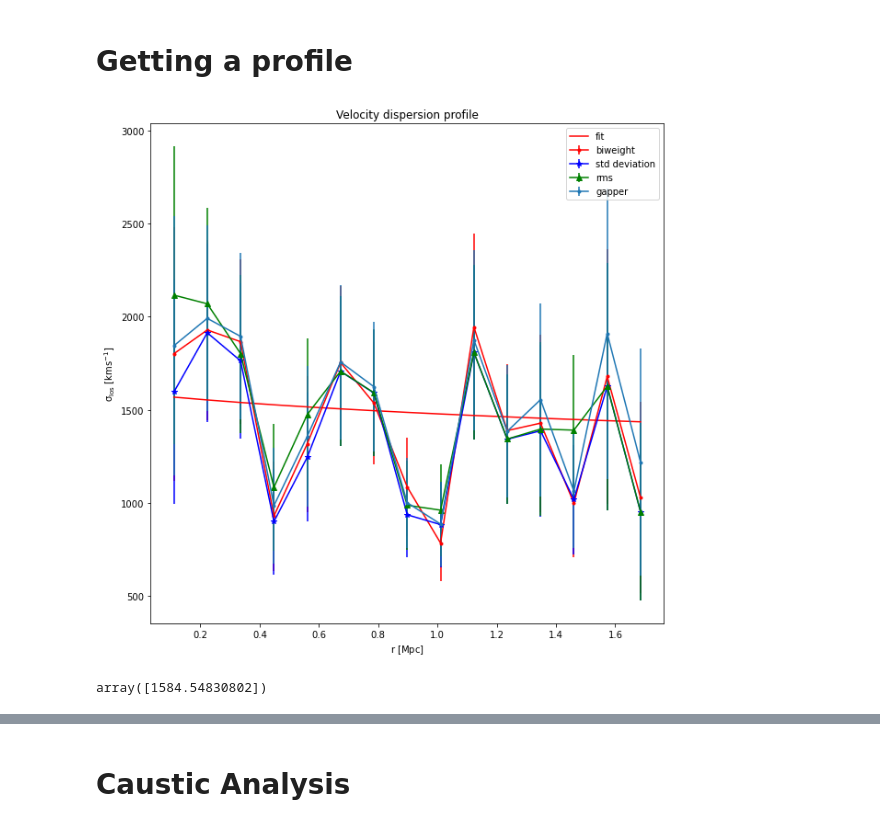
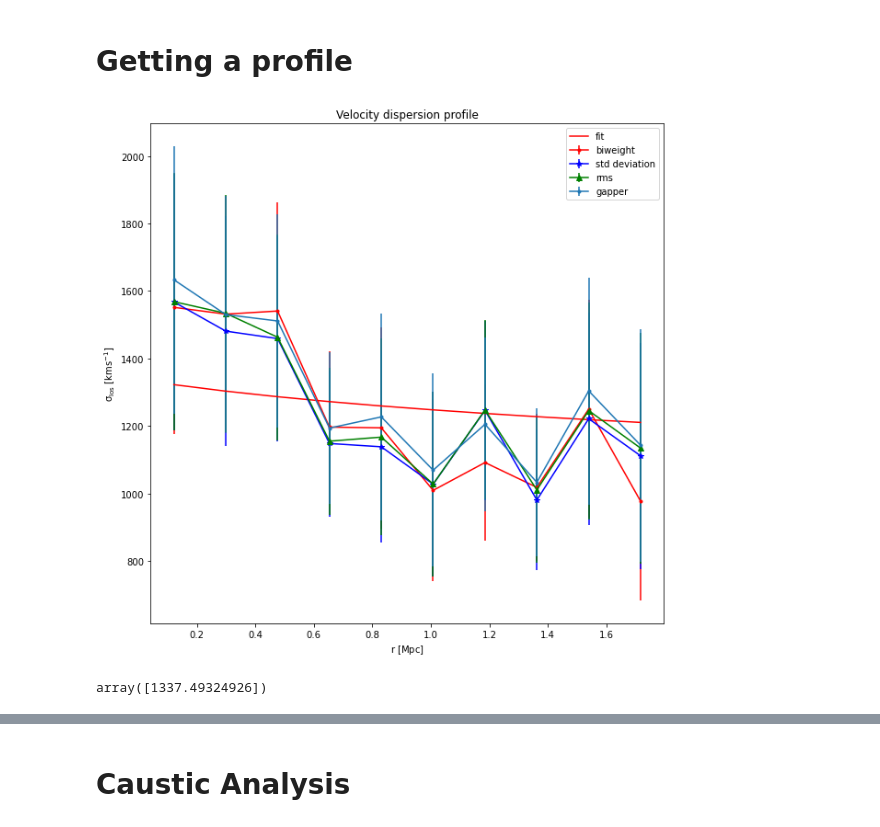
Before and after one commit to katul3767/Mass-of-galaxy-cluster, a Jupyter notebook: Jeans and Caustic method.ipynb, the cells around one changed output, grey strips where cells are left out. Cells and saved outputs as stored; diff of their text form; code cells hidden in the pictures.

```diff
--- a/Jeans and Caustic method.ipynb
+++ b/Jeans and Caustic method.ipynb
@@ -28,9 +28,9 @@ failed to import sherpa.image.ds9_backend due to
 WARNING: failed to import sherpa.astro.xspec; XSPEC models will not be available
 # %%
 #path_2_data = 'massive_cluster0.fit'  # MACS J0717.5+3745  with 202 members 12 best bins
-#path_2_data = 'massive_cluster4.fit'   # id 33844 with 189 members 9 best bins
+path_2_data = 'massive_cluster4.fit'   # id 33844 with 189 members 9 best bins
 #path_2_data = 'massive_cluster2.fit'    # id 88034 with 199 members 9 best bins
-path_2_data = 'massive_cluster1.fit'    # NA
+#path_2_data = 'massive_cluster1.fit'    # NA
 #print('opening', path_2_data)
 my_file=astropy.io.fits.open(path_2_data)
 #print(my_file[1].data.columns)
@@ -1106,37 +1105,37 @@ def velocity_dispersion_profile(r, v, nbins, method="biweight"):
     return mid_bin, d, d/np.sqrt(N), mean
 # %%
 # getting the profile
-nbins=15
+nbins=10
 bins, dbins, err, mean = velocity_dispersion_profile(r_proj, los_v,nbins, method="biweight")
 bins1, dbins1, err1, mean1=velocity_dispersion_profile(r_proj, los_v, nbins, method="std")  # 12 is the best
 bins2, dbins2, err2, mean2 =velocity_dispersion_profile(r_proj, los_v, nbins, method="rms")
 bins3, dbins3, err3, mean3 =velocity_dispersion_profile(r_proj, los_v, nbins, method="gapper")
 
 #plotting the Velocity dispersion profile
 plt.figure(0, (10, 10))
 plt.title("Velocity dispersion profile")
 plt.errorbar(bins, dbins, yerr=err,color='red', fmt=".",  label="biweight", linestyle='-')
 plt.errorbar(bins1, dbins1, yerr=err1,color='blue',fmt="*",  label="std deviation",linestyle='-')
 plt.errorbar(bins2, dbins2, yerr=err2,color='green', fmt="^", label="rms",linestyle='-')
 plt.errorbar(bins3, dbins3, yerr=err3,fmt=".", label="gapper",linestyle='-')
 
 # fitting using the power law for the line of sight velocity dispersion profile
 popt, pcov = curve_fit(sigma_v,bins2,dbins2)
 
 # plotting the function
 plt.figure(0, (10, 10))
 plt.title("Velocity dispersion profile")
 plt.plot(bins, sigma_v(bins, *popt), 'r-',label='fit' )
 plt.xlabel("$\mathrm{r~[Mpc]}$")
 plt.ylabel("$\mathrm{\sigma_{los}~[kms^{-1}]}$")
 #plt.xscale('log')
 #plt.yscale('log')
 plt.legend()
 plt.show()
 popt
 # %% [output]
-[figure, old version]
+[figure, new version]
-array([1584.54830802])
+array([1337.49324926])
 # %%
 biweight_vdisp(los_v)
 # %% [output]
```
Also changed, not shown: parts of 47 cells of this notebook.
